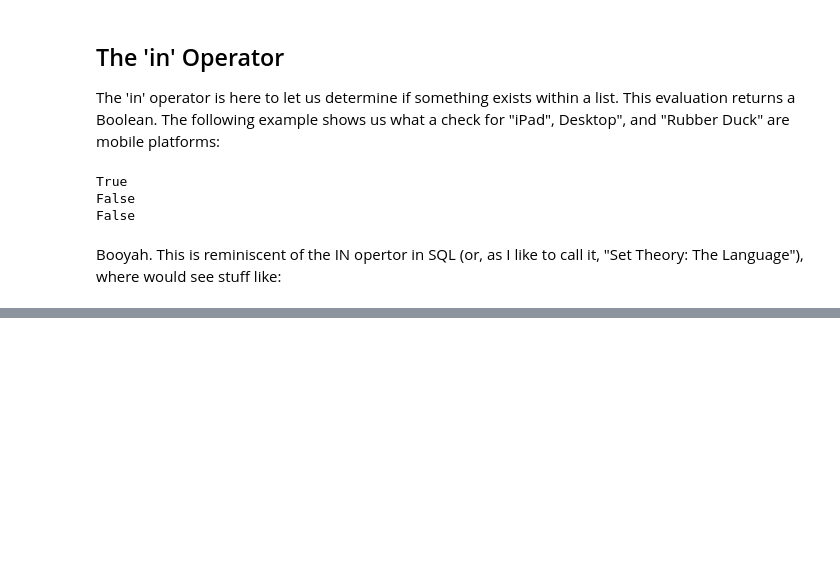
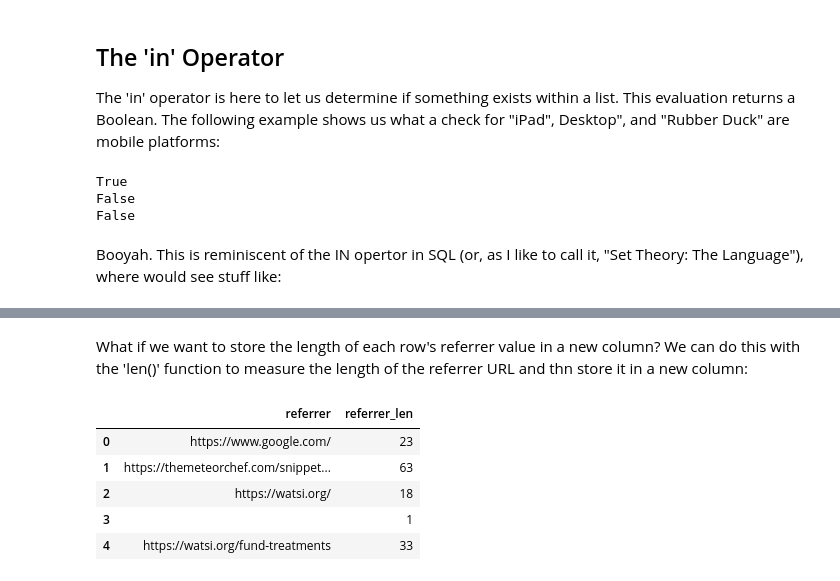
Before and after one commit to nellac77/gitfunkhouse, a Jupyter notebook: mode/Python Basics.ipynb, the cells around one changed output, grey strips where cells are left out. Cells and saved outputs as stored; diff of their text form; code cells hidden in the pictures; blank space fills up the shorter version.

Commit message:
Add code for function definitions with examples

```diff
--- a/mode/Python Basics.ipynb
+++ b/mode/Python Basics.ipynb
@@ -988,0 +1195,16 @@ SELECT * FROM tutorial.watsi_events
+# %% [markdown]
+What if we want to store the length of each row's referrer value in a new column? We can do this with the 'len()' function to measure the length of the referrer URL and thn store it in a new column:
+# %%
+def get_referrer_length(referrer):
+    return len(referrer)
+
+data['referrer_len'] = data['referrer'].apply(get_referrer_length)
+
+data[['referrer', 'referrer_len']].head() # quick look to see if it's what we expect
+# %% [output]
+|  | referrer | referrer_len |
+| 0 | https://www.google.com/ | 23 |
+| 1 | https://themeteorchef.com/snippet... | 63 |
+| 2 | https://watsi.org/ | 18 |
+| 3 |  | 1 |
+| 4 | https://watsi.org/fund-treatments | 33 |
```
Also changed, not shown: parts of 48 cells of this notebook.
